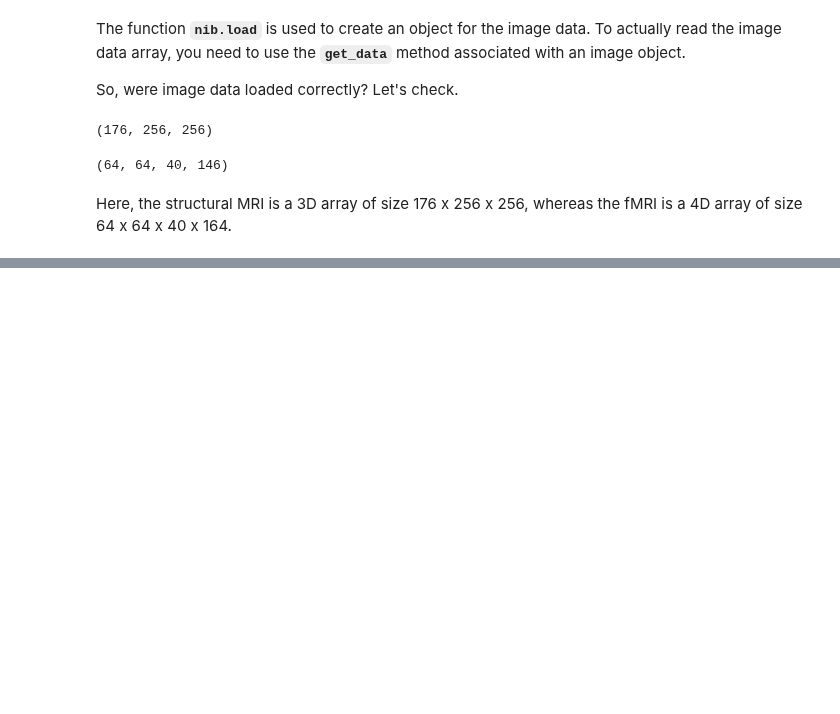
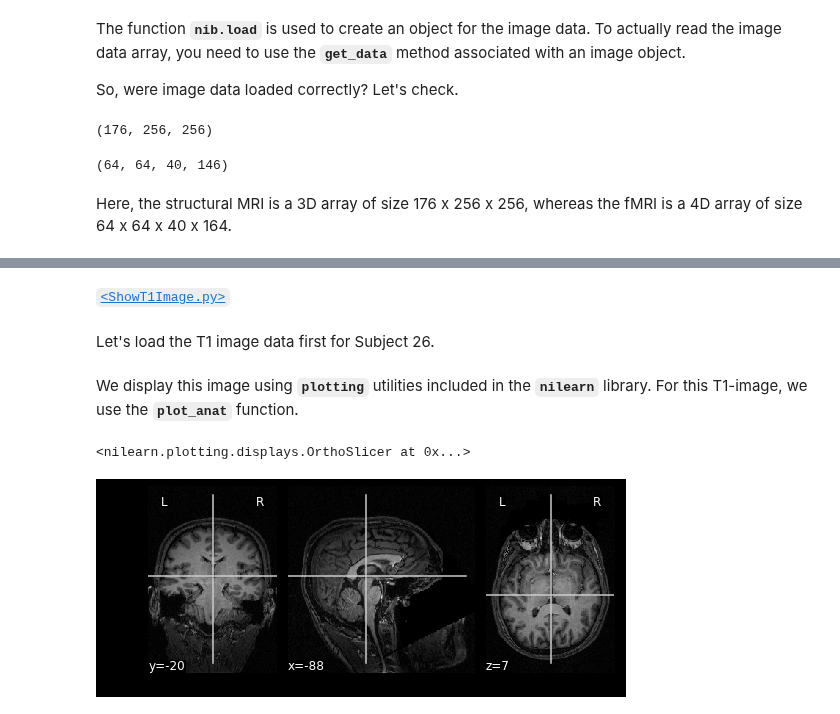
Before and after one commit to sathayas/JupyterfMRIFall2019, a Jupyter notebook: HandlingData.ipynb, the cells around one changed output, grey strips where cells are left out. Drawn from its saved outputs; the diff is of its cells as text; code cells hidden in the pictures; blank space fills up the shorter version.

Commit message:
Up to T1 image section done

```diff
--- a/HandlingData.ipynb
+++ b/HandlingData.ipynb
@@ -794,0 +801,2 @@ Here, the structural MRI is a 3D array of size 176 x 256 x 256, whereas the fMRI
+# %% [markdown]
+[`<ShowT1Image.py>`](https://github.com/sathayas/fMRIClassFall2019/blob/master/HandlingData/ShowT1Image.py)
@@ -794,0 +809,22 @@ Here, the structural MRI is a 3D array of size 176 x 256 x 256, whereas the fMRI
+# %% [markdown]
+Let's load the T1 image data first for Subject 26.
+# %%
+# Directory where your data set resides.
+dataDir = '/tmp/Data/ds102'
+
+# reading in the T1 image data array
+f_sMRI = os.path.join(dataDir,'sub-26/anat/sub-26_T1w.nii.gz')
+sMRI = nib.load(f_sMRI)
+X_sMRI = sMRI.get_data()
+# %% [markdown]
+We display this image using **`plotting`** utilities included in the **`nilearn`** library. For this T1-image, we use the **`plot_anat`** function.
+# %%
+# displaying image
+plot_anat(f_sMRI,
+          display_mode='ortho',
+          dim=-1,
+          draw_cross=True,
+          annotate=True)
+# %% [output]
+<nilearn.plotting.displays.OrthoSlicer at 0x...>
+[figure, added]
```
Also changed, not shown: parts of 15 cells of this notebook.
